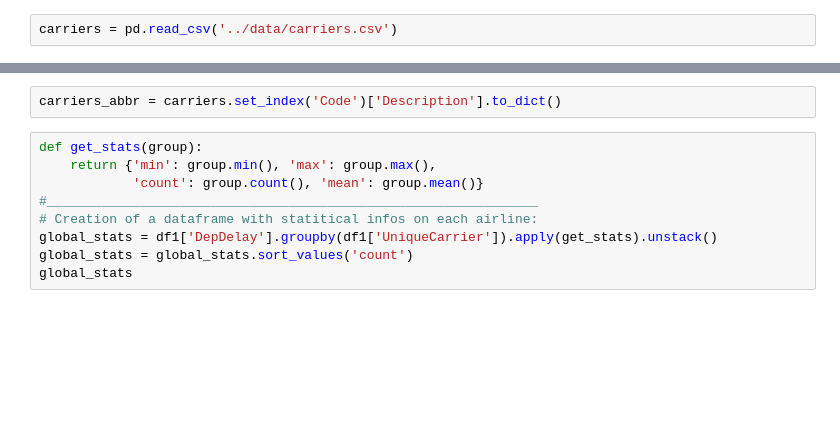
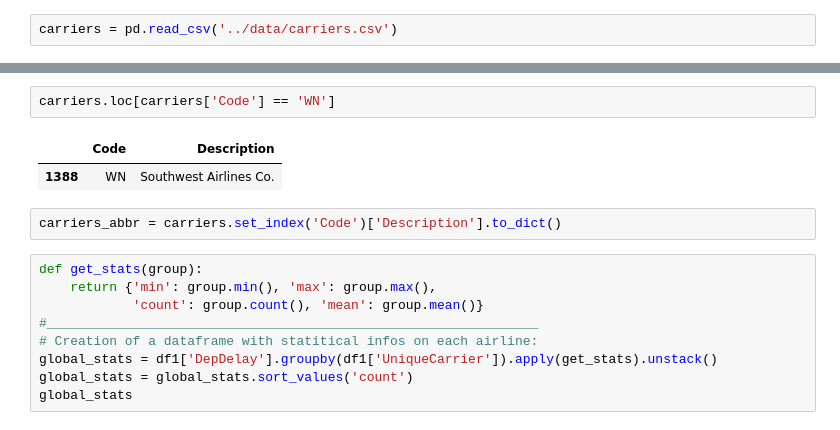
Before and after one commit to tninh/Flights-Delay-Prediction, a Jupyter notebook: script/read_data_0.ipynb, the cells around one changed output, grey strips where cells are left out. Drawn from its saved outputs; the diff is of its cells as text; blank space fills up the shorter version.

```diff
--- a/script/read_data_0.ipynb
+++ b/script/read_data_0.ipynb
@@ -242,3 +243,8 @@ carriers
+# %%
+carriers.loc[carriers['Code'] == 'WN']
+# %% [output]
+|  | Code | Description |
+| 1388 | WN | Southwest Airlines Co. |
 # %%
 carriers_abbr = carriers.set_index('Code')['Description'].to_dict()
 # %%
```
Also changed, not shown: parts of 19 cells of this notebook.
